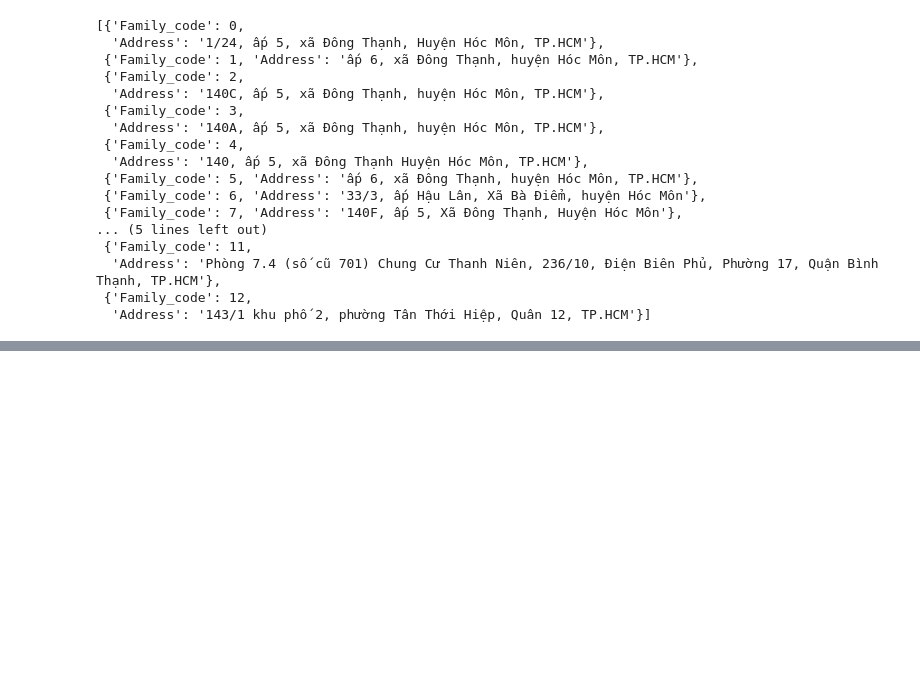
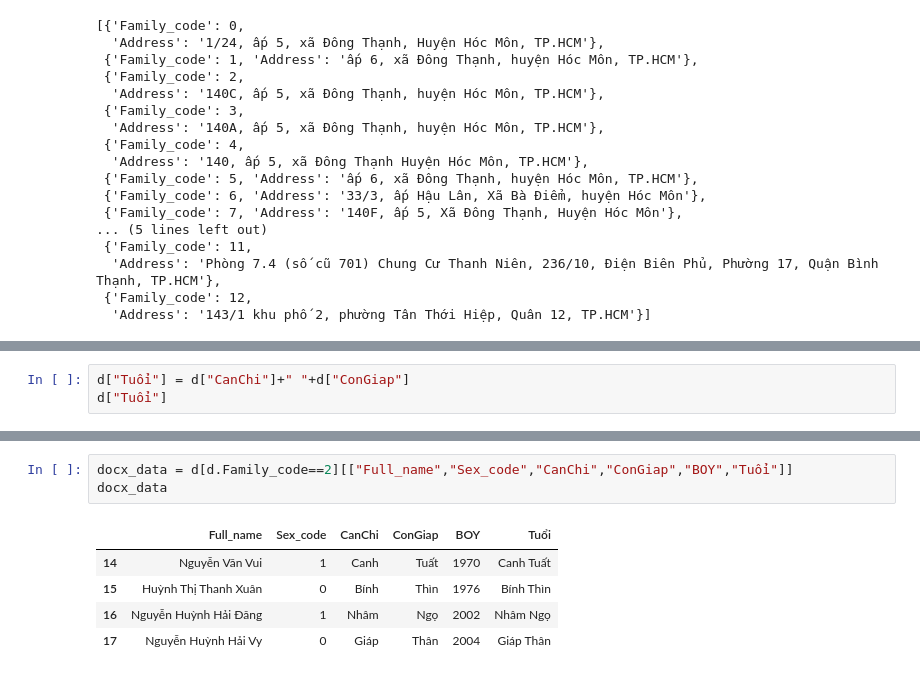
Before and after one commit to thompsondd/CungSaoDNG, a Jupyter notebook: demo.ipynb, the cells around one changed output, grey strips where cells are left out. Cells and saved outputs as stored; diff of their text form; blank space fills up the shorter version.

```diff
--- a/demo.ipynb
+++ b/demo.ipynb
@@ -276,0 +312,3 @@ for i in a.to_dict("records"):
+# %%
+d["Tuổi"] = d["CanChi"]+" "+d["ConGiap"]
+d["Tuổi"]
@@ -276,0 +381,9 @@ for i in a.to_dict("records"):
+# %%
+docx_data = d[d.Family_code==2][["Full_name","Sex_code","CanChi","ConGiap","BOY","Tuổi"]]
+docx_data
+# %% [output]
+|  | Full_name | Sex_code | CanChi | ConGiap | BOY | Tuổi |
+| 14 | Nguyễn Văn Vui | 1 | Canh | Tuất | 1970 | Canh Tuất |
+| 15 | Huỳnh Thị Thanh Xuân | 0 | Bính | Thìn | 1976 | Bính Thìn |
+| 16 | Nguyễn Huỳnh Hải Đăng | 1 | Nhâm | Ngọ | 2002 | Nhâm Ngọ |
+| 17 | Nguyễn Huỳnh Hải Vy | 0 | Giáp | Thân | 2004 | Giáp Thân |
```
Also changed, not shown: parts of 23 cells of this notebook, 8 other files.
